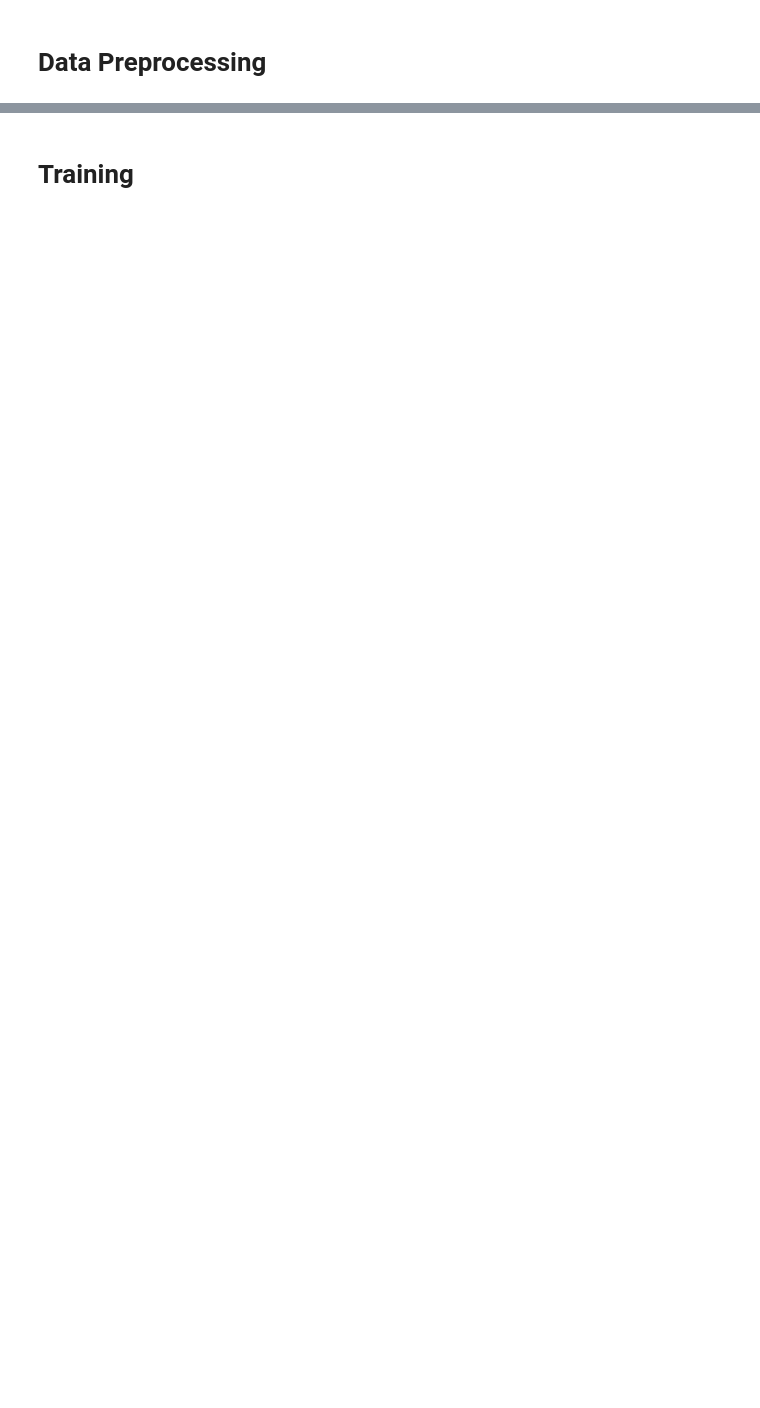
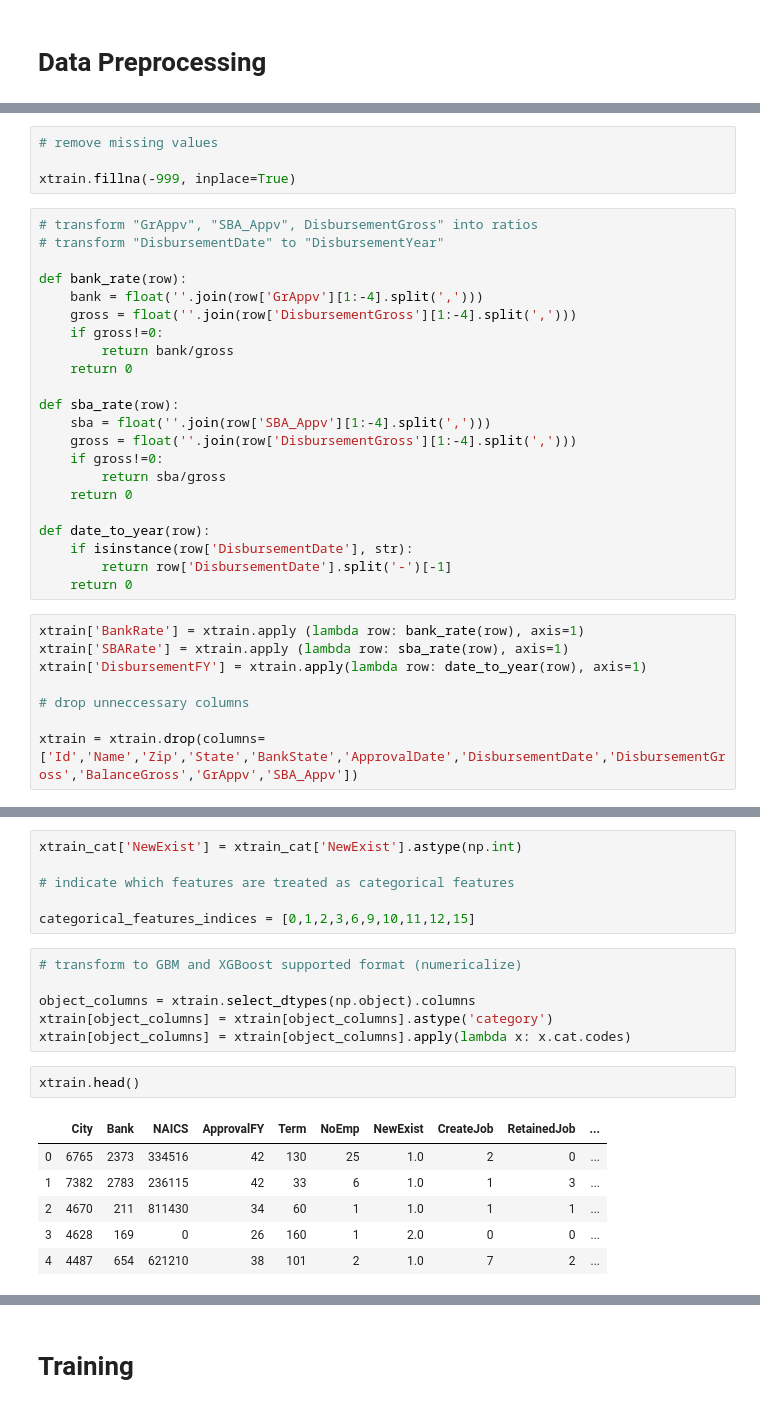
Before and after one commit to HanYuxuanHYX/NUS-CS5228, a Jupyter notebook: CS5228 Project.ipynb, the cells around one changed output, grey strips where cells are left out. Cells and saved outputs as stored; diff of their text form; blank space fills up the shorter version.

```diff
--- a/CS5228 Project.ipynb
+++ b/CS5228 Project.ipynb
@@ -84,0 +90,34 @@ def preprocessing(pd):
+# %%
+# remove missing values
+
+xtrain.fillna(-999, inplace=True)
+# %%
+# transform "GrAppv", "SBA_Appv", DisbursementGross" into ratios
+# transform "DisbursementDate" to "DisbursementYear"
+
+def bank_rate(row):
+    bank = float(''.join(row['GrAppv'][1:-4].split(',')))
+    gross = float(''.join(row['DisbursementGross'][1:-4].split(',')))
+    if gross!=0:
+        return bank/gross
+    return 0
+
+def sba_rate(row):
+    sba = float(''.join(row['SBA_Appv'][1:-4].split(',')))
+    gross = float(''.join(row['DisbursementGross'][1:-4].split(',')))
+    if gross!=0:
+        return sba/gross
+    return 0
+
+def date_to_year(row):
+    if isinstance(row['DisbursementDate'], str):
+        return row['DisbursementDate'].split('-')[-1]
+    return 0
+# %%
+xtrain['BankRate'] = xtrain.apply (lambda row: bank_rate(row), axis=1)
+xtrain['SBARate'] = xtrain.apply (lambda row: sba_rate(row), axis=1)
+xtrain['DisbursementFY'] = xtrain.apply(lambda row: date_to_year(row), axis=1)
+
+# drop unneccessary columns
+
+xtrain = xtrain.drop(columns=['Id','Name','Zip','State','BankState','ApprovalDate','DisbursementDate','DisbursementGross','BalanceGross','GrAppv','SBA_Appv'])
@@ -84,0 +147,21 @@ def preprocessing(pd):
+# %%
+xtrain_cat['NewExist'] = xtrain_cat['NewExist'].astype(np.int)
+
+# indicate which features are treated as categorical features
+
+categorical_features_indices = [0,1,2,3,6,9,10,11,12,15]
+# %%
+# transform to GBM and XGBoost supported format (numericalize)
+
+object_columns = xtrain.select_dtypes(np.object).columns
+xtrain[object_columns] = xtrain[object_columns].astype('category')
+xtrain[object_columns] = xtrain[object_columns].apply(lambda x: x.cat.codes)
+# %%
+xtrain.head()
+# %% [output]
+|  | City | Bank | NAICS | ApprovalFY | Term | NoEmp | NewExist | CreateJob | RetainedJob | ... |
+| 0 | 6765 | 2373 | 334516 | 42 | 130 | 25 | 1.0 | 2 | 0 | ... |
+| 1 | 7382 | 2783 | 236115 | 42 | 33 | 6 | 1.0 | 1 | 3 | ... |
+| 2 | 4670 | 211 | 811430 | 34 | 60 | 1 | 1.0 | 1 | 1 | ... |
+| 3 | 4628 | 169 | 0 | 26 | 160 | 1 | 2.0 | 0 | 0 | ... |
+| 4 | 4487 | 654 | 621210 | 38 | 101 | 2 | 1.0 | 7 | 2 | ... |
```
Also changed, not shown: parts of 58 cells of this notebook.
